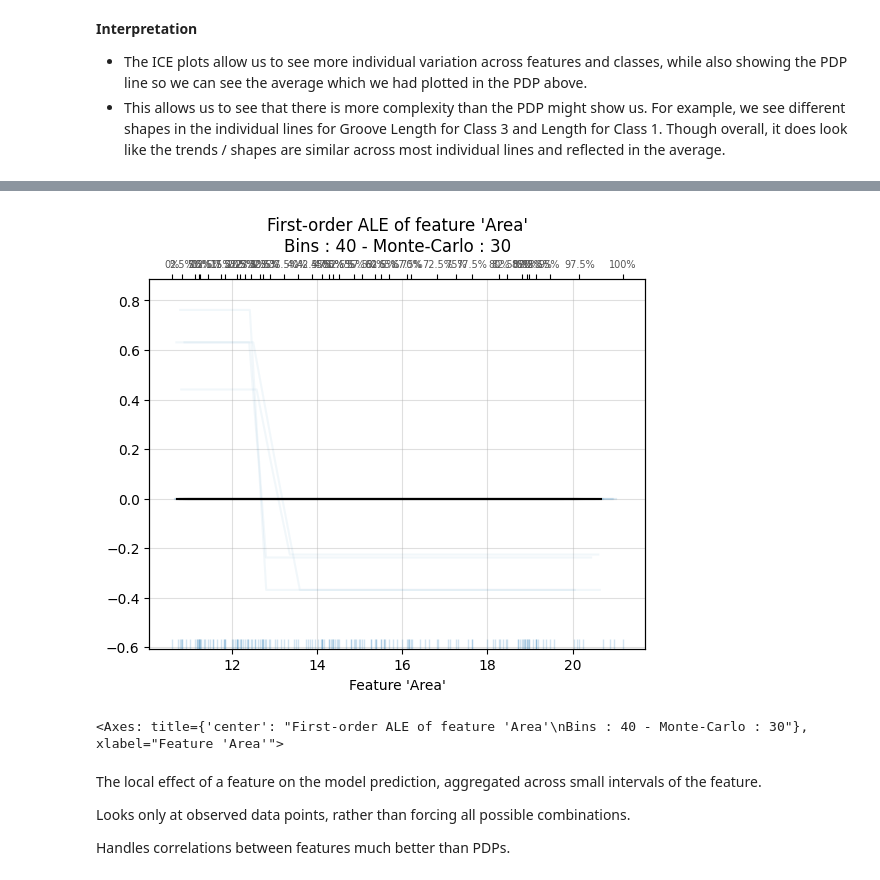
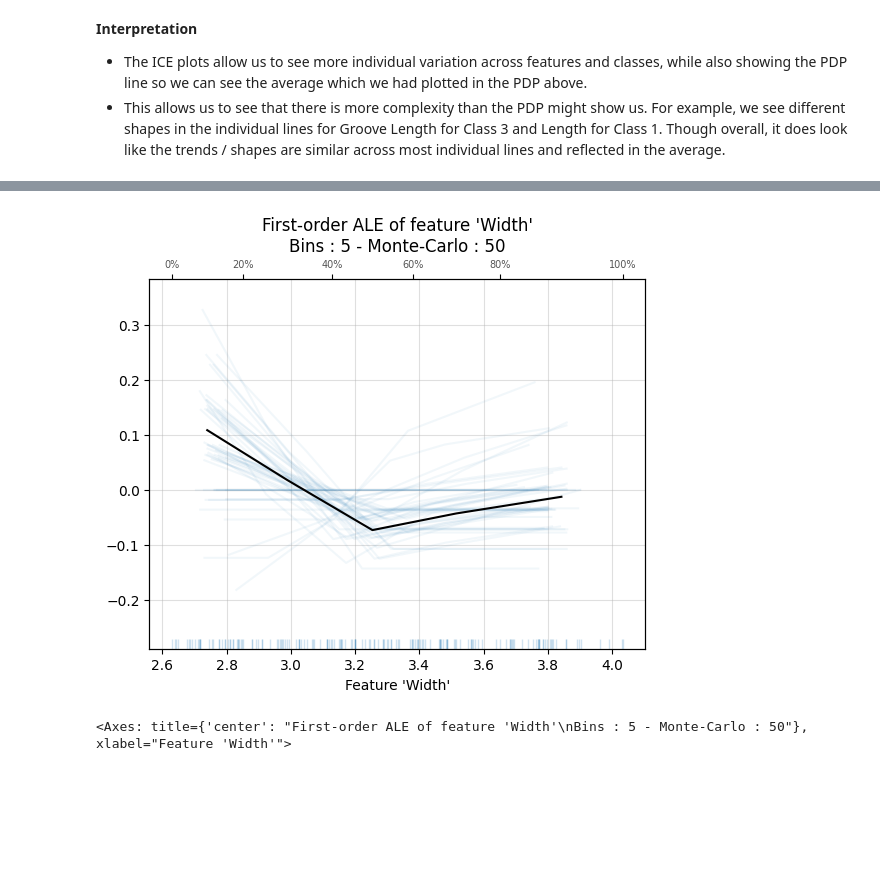
Before and after one commit to jc39963/Explainable_Techniques, a Jupyter notebook: Explainable_Techniques.ipynb, the cells around one changed output, grey strips where cells are left out. Saved outputs shown, nothing was run; the diff lists cells and outputs as text; code cells hidden in the pictures; blank space fills up the shorter version.

Commit message:
finished plotting

```diff
--- a/Explainable_Techniques.ipynb
+++ b/Explainable_Techniques.ipynb
@@ -369,19 +429,13 @@ for target_class in target_classes:
 # %%
 ale_plot(
-    rf,
-    X_train,
-    "Area",
-    bins=40,
-    monte_carlo=True,
-    monte_carlo_rep=30,
-    monte_carlo_ratio=0.5,
-)
+        rf,
+        X_train,
+        'Width',
+        bins=5,
+        monte_carlo = True,
+        monte_carlo_rep=50,
+        monte_carlo_ratio=0.5
+    )
 # %% [output]
-[figure, old version]
+[figure, new version]
-<Axes: title={'center': "First-order ALE of feature 'Area'\nBins : 40 - Monte-Carlo : 30"}, xlabel="Feature 'Area'">
+<Axes: title={'center': "First-order ALE of feature 'Width'\nBins : 5 - Monte-Carlo : 50"}, xlabel="Feature 'Width'">
-# %% [markdown]
-The local effect of a feature on the model prediction, aggregated across small intervals of the feature.
-
-Looks only at observed data points, rather than forcing all possible combinations.
-
-Handles correlations between features much better than PDPs.
```
Also changed, not shown: parts of 9 cells of this notebook.
